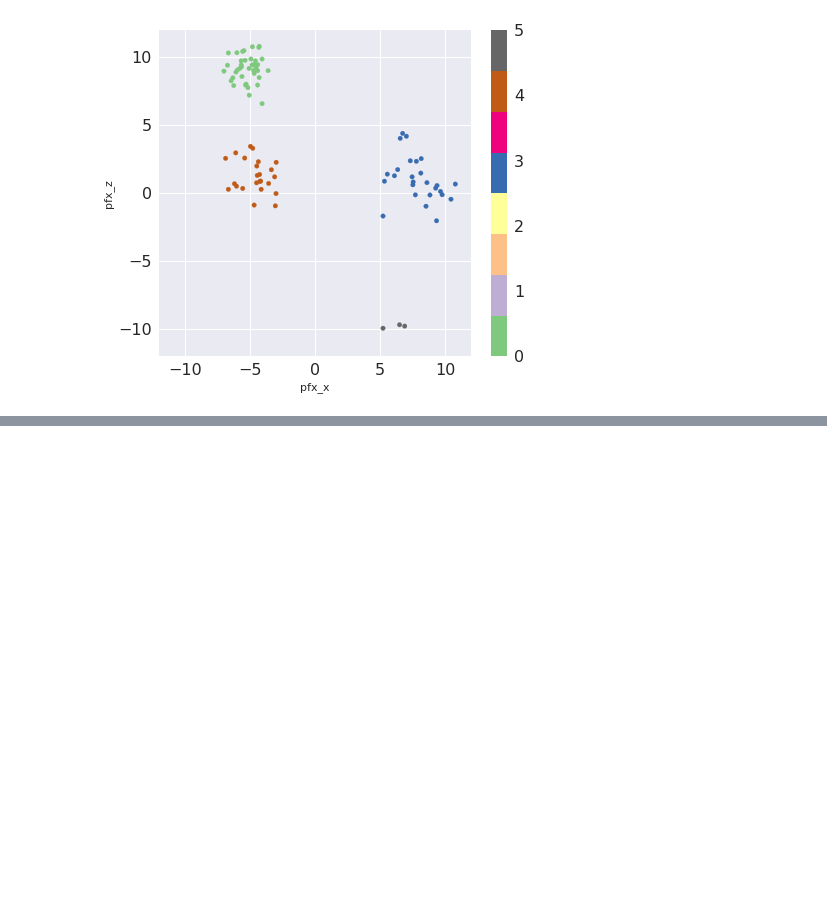
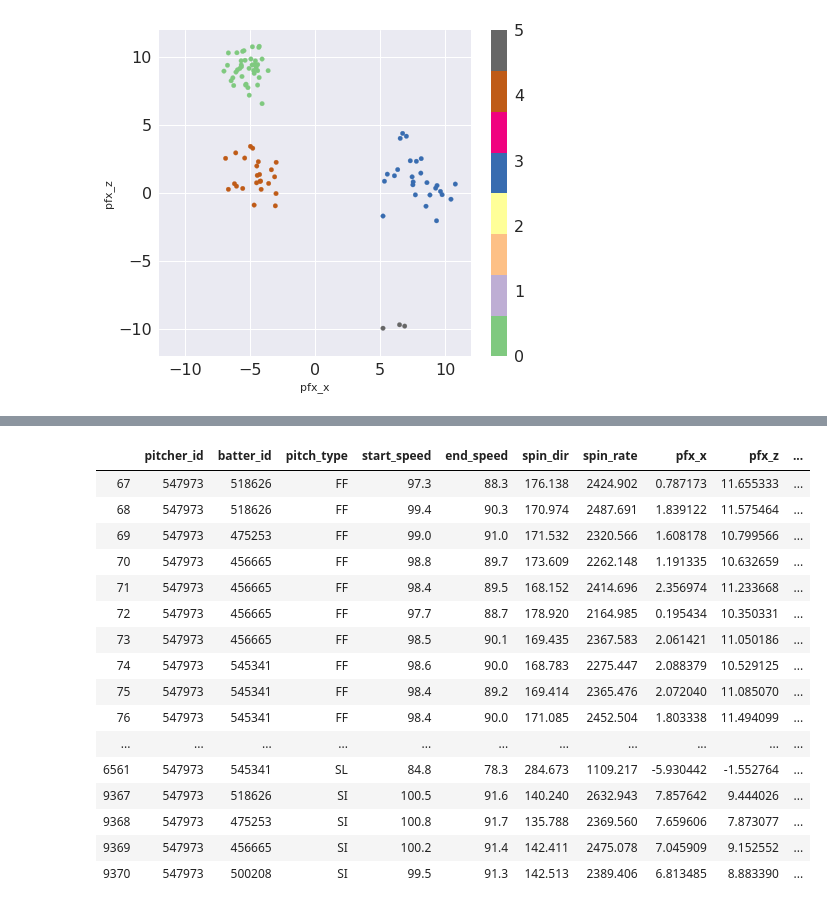
Before and after one commit to 3824/ball_analysis, a Jupyter notebook: 投球データを見る.ipynb, the cells around one changed output, grey strips where cells are left out. Saved outputs shown, nothing was run; the diff lists cells and outputs as text; code cells hidden in the pictures; blank space fills up the shorter version.

```diff
--- a/投球データを見る.ipynb
+++ b/投球データを見る.ipynb
@@ -182,0 +241,20 @@ ohtani_df.plot(kind="scatter", x="pfx_x", y="pfx_z", figsize=(7,6), xlim=(-12, 1
+# %%
+p_df[p_df["pitcher_id"]==547973]
+# %% [output]
+|  | pitcher_id | batter_id | pitch_type | start_speed | end_speed | spin_dir | spin_rate | pfx_x | pfx_z | ... |
+| 67 | 547973 | 518626 | FF | 97.3 | 88.3 | 176.138 | 2424.902 | 0.787173 | 11.655333 | ... |
+| 68 | 547973 | 518626 | FF | 99.4 | 90.3 | 170.974 | 2487.691 | 1.839122 | 11.575464 | ... |
+| 69 | 547973 | 475253 | FF | 99.0 | 91.0 | 171.532 | 2320.566 | 1.608178 | 10.799566 | ... |
+| 70 | 547973 | 456665 | FF | 98.8 | 89.7 | 173.609 | 2262.148 | 1.191335 | 10.632659 | ... |
+| 71 | 547973 | 456665 | FF | 98.4 | 89.5 | 168.152 | 2414.696 | 2.356974 | 11.233668 | ... |
+| 72 | 547973 | 456665 | FF | 97.7 | 88.7 | 178.920 | 2164.985 | 0.195434 | 10.350331 | ... |
+| 73 | 547973 | 456665 | FF | 98.5 | 90.1 | 169.435 | 2367.583 | 2.061421 | 11.050186 | ... |
+| 74 | 547973 | 545341 | FF | 98.6 | 90.0 | 168.783 | 2275.447 | 2.088379 | 10.529125 | ... |
+| 75 | 547973 | 545341 | FF | 98.4 | 89.2 | 169.414 | 2365.476 | 2.072040 | 11.085070 | ... |
+| 76 | 547973 | 545341 | FF | 98.4 | 90.0 | 171.085 | 2452.504 | 1.803338 | 11.494099 | ... |
+| ... | ... | ... | ... | ... | ... | ... | ... | ... | ... | ... |
+| 6561 | 547973 | 545341 | SL | 84.8 | 78.3 | 284.673 | 1109.217 | -5.930442 | -1.552764 | ... |
+| 9367 | 547973 | 518626 | SI | 100.5 | 91.6 | 140.240 | 2632.943 | 7.857642 | 9.444026 | ... |
+| 9368 | 547973 | 475253 | SI | 100.8 | 91.7 | 135.788 | 2369.560 | 7.659606 | 7.873077 | ... |
+| 9369 | 547973 | 456665 | SI | 100.2 | 91.4 | 142.411 | 2475.078 | 7.045909 | 9.152552 | ... |
+| 9370 | 547973 | 500208 | SI | 99.5 | 91.3 | 142.513 | 2389.406 | 6.813485 | 8.883390 | ... |
```
Also changed, not shown: parts of 9 cells of this notebook, 4 other files.
